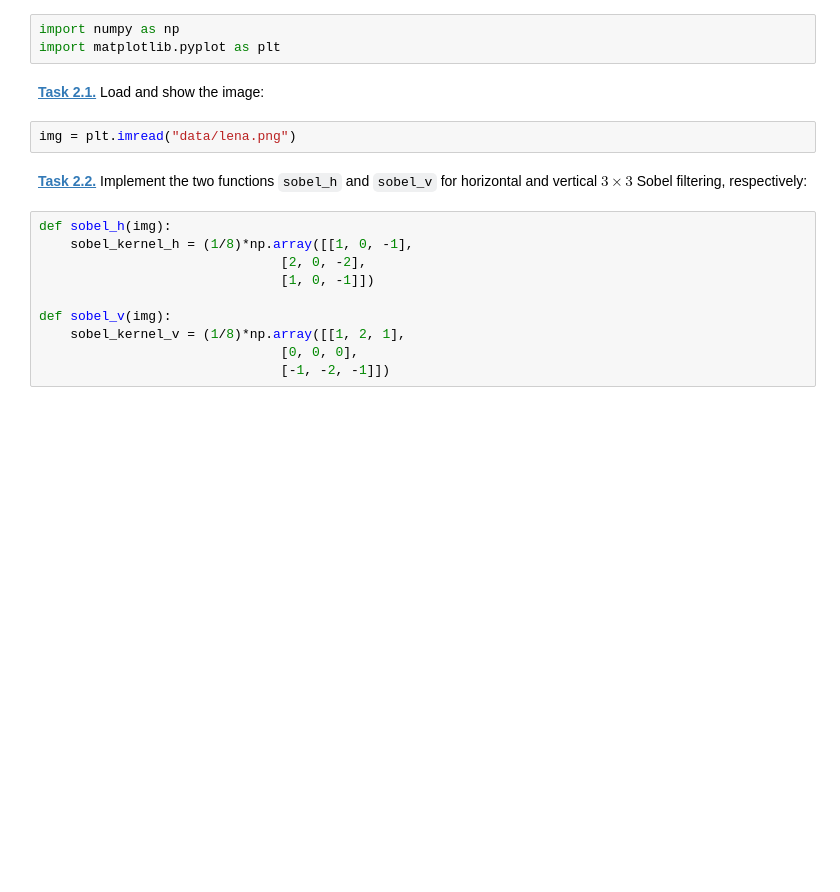
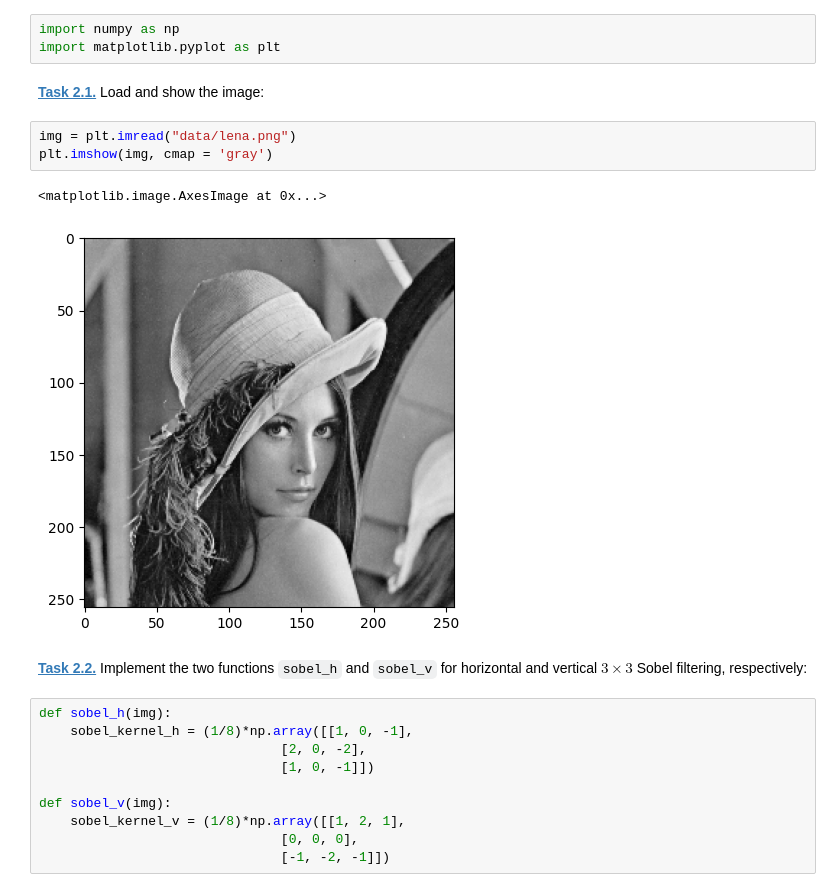
Before and after one commit to DavidLehmann004/Mobi-fs5-python, a Jupyter notebook: sobel.ipynb, the cells around one changed output. Cells and saved outputs as stored; diff of their text form; blank space fills up the shorter version.

```diff
--- a/sobel.ipynb
+++ b/sobel.ipynb
@@ -7,6 +7,10 @@ import matplotlib.pyplot as plt
 **[Task 2.1.]()** Load and show the image:
 # %%
 img = plt.imread("data/lena.png")
+plt.imshow(img, cmap = 'gray')
+# %% [output]
+<matplotlib.image.AxesImage at 0x...>
+[figure, added]
 # %% [markdown]
 **[Task 2.2.]()** Implement the two functions `sobel_h` and `sobel_v` for horizontal and vertical $3 \times 3$ Sobel filtering, respectively:
 # %%
```
Also changed, not shown: parts of 1 cell of this notebook, 2 other files.
